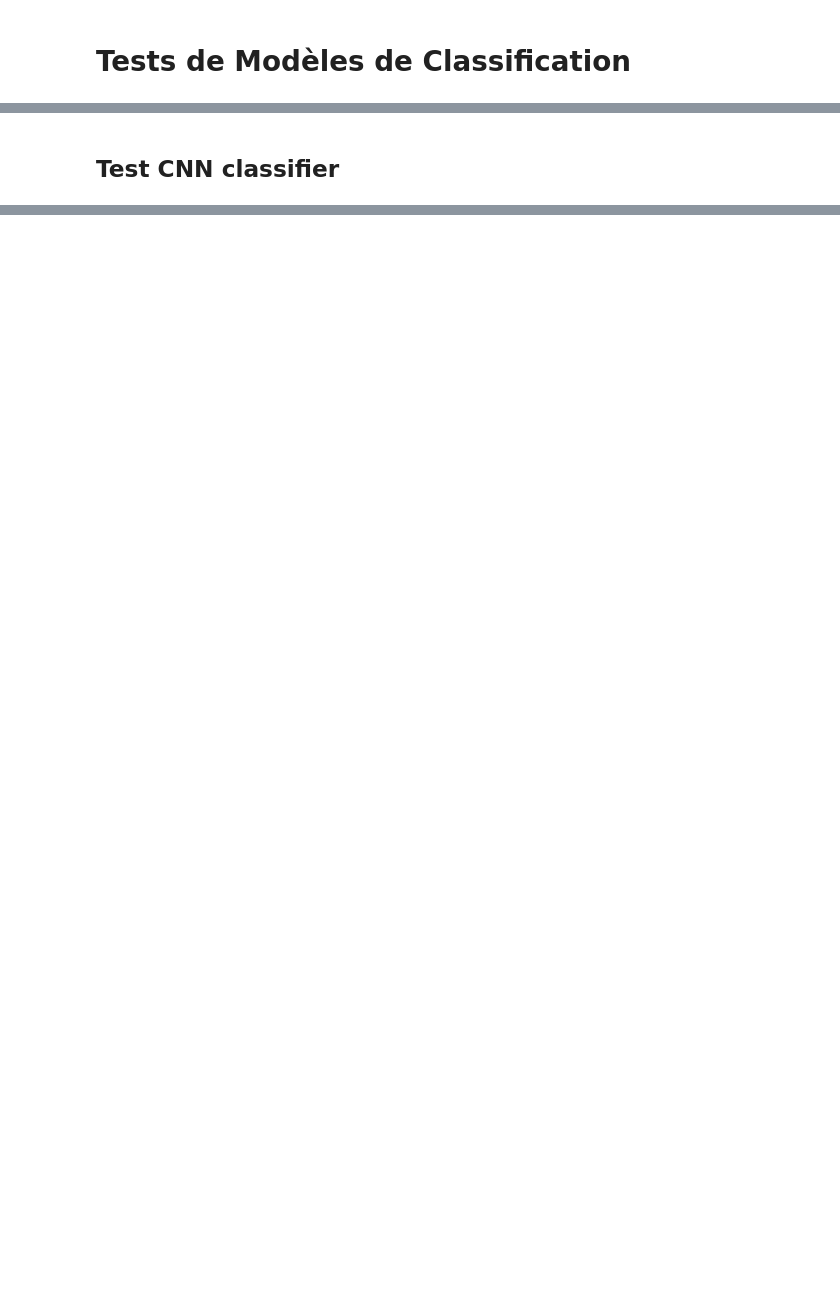
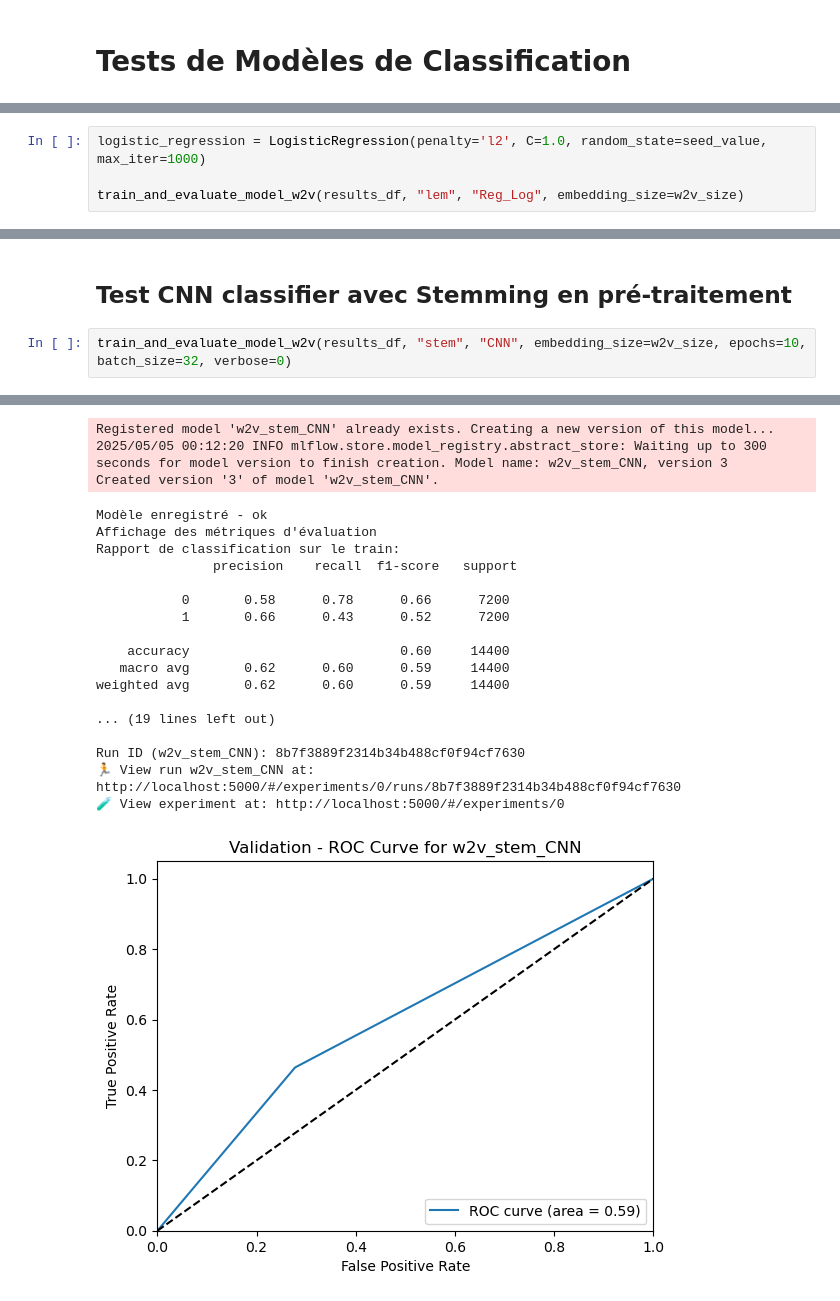
Before and after one commit to Oxelie/P7-Analyse_de_sentiments, a Jupyter notebook: p7_Word2Vec_models.ipynb, the cells around one changed output, grey strips where cells are left out. Saved outputs shown, nothing was run; the diff lists cells and outputs as text; blank space fills up the shorter version.

```diff
--- a/p7_Word2Vec_models.ipynb
+++ b/p7_Word2Vec_models.ipynb
@@ -792,0 +1250,4 @@ Run ID (w2v_LogisticRegression): 7da34508256c4dd08d8ceb1dba171a8f
+# %%
+logistic_regression = LogisticRegression(penalty='l2', C=1.0, random_state=seed_value, max_iter=1000)
+
+train_and_evaluate_model_w2v(results_df, "lem", "Reg_Log", embedding_size=w2v_size)
@@ -793,2 +1293,5 @@ Run ID (w2v_LogisticRegression): 7da34508256c4dd08d8ceb1dba171a8f
 # %% [markdown]
-## Test CNN classifier
+## Test CNN classifier avec Stemming en pré-traitement
+# %%
+train_and_evaluate_model_w2v(results_df, "stem", "CNN", embedding_size=w2v_size, epochs=10, batch_size=32, verbose=0)
+# %% [output]
@@ -794,0 +1316,21 @@ Run ID (w2v_LogisticRegression): 7da34508256c4dd08d8ceb1dba171a8f
+Registered model 'w2v_stem_CNN' already exists. Creating a new version of this model...
+2025/05/05 00:12:20 INFO mlflow.store.model_registry.abstract_store: Waiting up to 300 seconds for model version to finish creation. Model name: w2v_stem_CNN, version 3
+Created version '3' of model 'w2v_stem_CNN'.
+Modèle enregistré - ok
+Affichage des métriques d'évaluation
+Rapport de classification sur le train:
+               precision    recall  f1-score   support
+
+           0       0.58      0.78      0.66      7200
+           1       0.66      0.43      0.52      7200
+
+    accuracy                           0.60     14400
+   macro avg       0.62      0.60      0.59     14400
+weighted avg       0.62      0.60      0.59     14400
+
+... (19 lines left out)
+
+Run ID (w2v_stem_CNN): 8b7f3889f2314b34b488cf0f94cf7630
+🏃 View run w2v_stem_CNN at: http://localhost:5000/#/experiments/0/runs/8b7f3889f2314b34b488cf0f94cf7630
+🧪 View experiment at: http://localhost:5000/#/experiments/0
+[figure, added]
```
Also changed, not shown: parts of 62 cells of this notebook, 3 other files.
